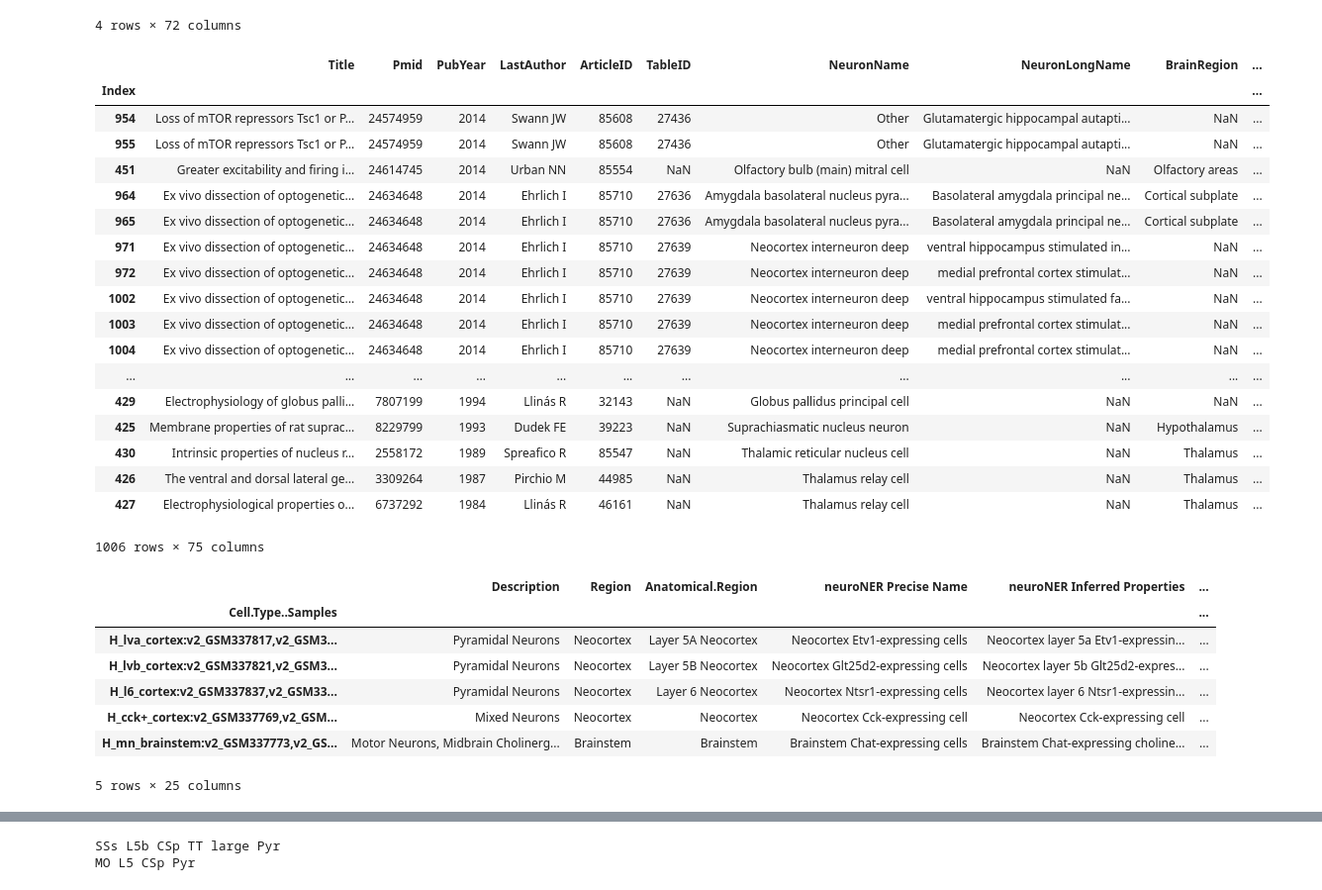
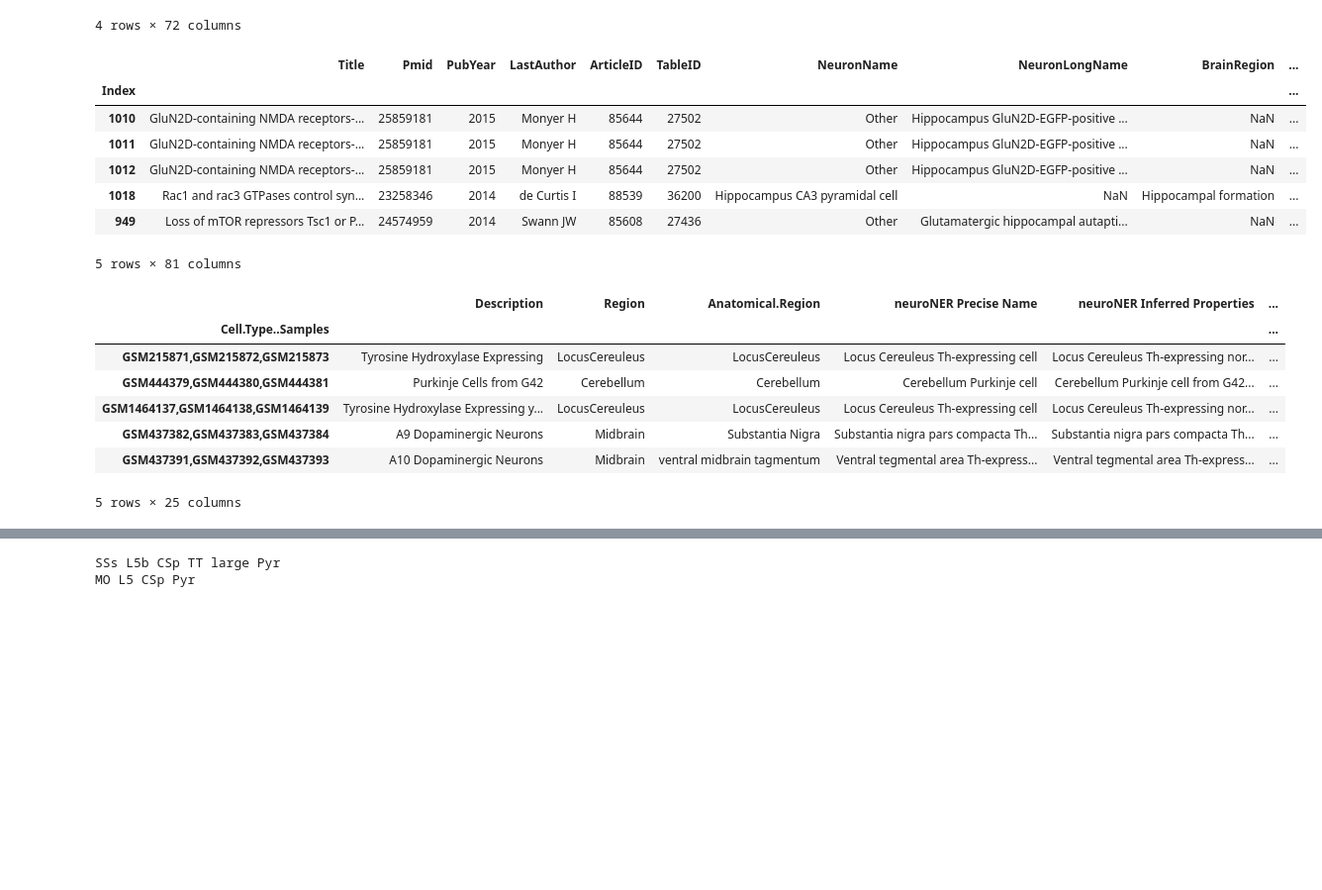
Before and after one commit to renaud/neuroNER, a Jupyter notebook: similarity/api_demo.ipynb, the cells around one changed output, grey strips where cells are left out. Shown at 99% size. Cells and saved outputs as stored; diff of their text form; code cells hidden in the pictures; blank space fills up the shorter version.

```diff
--- a/similarity/api_demo.ipynb
+++ b/similarity/api_demo.ipynb
@@ -43,10 +34,10 @@ Isocortex CStr Npy Sst with depolarizing F S AHP L5a Pyr
 big_onto = load_ontologies()
 # %%
 name_spaces = [('NCBI_GENE', 'gene'), ('HBP_LAYER', 'layer'), ('HBP_MORPHOLOGY', 'shape'), ('REGION', 'region'),
-              ('HBP_EPHYS', 'ephys'), ]
+              ('HBP_EPHYS', 'ephys'), ('MOUSE_LINE', 'line'),]
 proj_name = 'projection'
 
-proj_list = ['CStr', 'CSp', 'CThal', 'CCo']
+proj_list = ['CStr', 'CSp', 'CThal', 'CCo', 'CTrig', 'CTect']
 
 def annots_to_dict(annot_list):
     temp_dict = {}
@@ -62,3 +53,18 @@ def annots_to_dict(annot_list):
                 else:
                     temp_dict[s[1]] = '%s %s' %  (temp_dict[s[1]],  term)
     return temp_dict
+# %%
+def add_animal_strain_to_neuron(input_neuron_name, strain):
+    strain_list = ['GIN', 'G42', 'GAD65-GFP', 'Thy1-GFP']
+    output_neuron_name = input_neuron_name
+
+    if strain in strain_list:
+        output_neuron_name += ' from %s mouse line' % strain
+    return output_neuron_name
+def check_strain(neuron_name):
+    strain_list = ['GIN', 'G42', 'GAD65-GFP', 'Thy1-GFP']
+    for s in strain_list:
+        if s in neuron_name:
+            return 'MOUSE_LINE:%s' % s
+    return None
+check_strain('Hypothalamic medial zone dopaminergic neuron from GIN mouse line')
@@ -64,0 +73,16 @@ def annots_to_dict(annot_list):
+# %%
+from sherlok import Sherlok
+s = Sherlok('neuroner')
+
+from similarity import _cleanup, _normalize
+
+neuron_name = 'Neocortex corticostriatal NPY somatostatin-expressing with depolarizing fast spiking AHP Layer 5a pyramidal cell from GIN mouse line'
+r = s.annotate(neuron_name)
+#annot_list = format_annots(neuron_name, r.annotations)
+al = _cleanup(r.annotations, neuron_name)
+if check_strain(neuron_name):
+    al.append(check_strain(neuron_name))
+print _normalize(al, shorten = True)
+
+#print annot_list
+print al
@@ -68,15 +95,21 @@ annot_vec = []
 dict_list = []
 for index, row in table.iterrows():
     neuron_name = row['NeuronLongName']
-
+    strain = unicode(row['Strain'])
     # if no neuron long name, use neurolex neuron name (should always be available)
     if pd.isnull(neuron_name):
         neuron_name = row['NeuronName']
+    neuron_name = add_animal_strain_to_neuron(neuron_name, strain)
     # annotate using sherlok
     r = s.annotate(neuron_name)
     cleaned_annotations = _cleanup(r.annotations, neuron_name)
+
+    # hack for adding strain annotations, since not in neuroNER
+    if check_strain(neuron_name):
+        cleaned_annotations.append(check_strain(neuron_name))
     short_annots = _normalize(cleaned_annotations, shorten = True)
     temp_dict = annots_to_dict(cleaned_annotations)
+    temp_dict['neuron_name'] = neuron_name
     temp_dict['short_name'] = short_annots
     temp_dict['annotations'] = cleaned_annotations
     temp_dict['Index'] = index
@@ -109,27 +142,16 @@ table = table.join(df)
 # %%
 table.to_csv('df.csv', sep='\t', encoding='utf-8')
 # %%
-table
+table.head()
 # %% [output]
 |  | Title | Pmid | PubYear | LastAuthor | ArticleID | TableID | NeuronName | NeuronLongName | BrainRegion | ... |
 | Index |  |  |  |  |  |  |  |  |  | ... |
-| 954 | Loss of mTOR repressors Tsc1 or P... | 24574959 | 2014 | Swann JW | 85608 | 27436 | Other | Glutamatergic hippocampal autapti... | NaN | ... |
-| 955 | Loss of mTOR repressors Tsc1 or P... | 24574959 | 2014 | Swann JW | 85608 | 27436 | Other | Glutamatergic hippocampal autapti... | NaN | ... |
-| 451 | Greater excitability and firing i... | 24614745 | 2014 | Urban NN | 85554 | NaN | Olfactory bulb (main) mitral cell | NaN | Olfactory areas | ... |
-| 964 | Ex vivo dissection of optogenetic... | 24634648 | 2014 | Ehrlich I | 85710 | 27636 | Amygdala basolateral nucleus pyra... | Basolateral amygdala principal ne... | Cortical subplate | ... |
-| 965 | Ex vivo dissection of optogenetic... | 24634648 | 2014 | Ehrlich I | 85710 | 27636 | Amygdala basolateral nucleus pyra... | Basolateral amygdala principal ne... | Cortical subplate | ... |
-| 971 | Ex vivo dissection of optogenetic... | 24634648 | 2014 | Ehrlich I | 85710 | 27639 | Neocortex interneuron deep | ventral hippocampus stimulated in... | NaN | ... |
-| 972 | Ex vivo dissection of optogenetic... | 24634648 | 2014 | Ehrlich I | 85710 | 27639 | Neocortex interneuron deep | medial prefrontal cortex stimulat... | NaN | ... |
-| 1002 | Ex vivo dissection of optogenetic... | 24634648 | 2014 | Ehrlich I | 85710 | 27639 | Neocortex interneuron deep | ventral hippocampus stimulated fa... | NaN | ... |
-| 1003 | Ex vivo dissection of optogenetic... | 24634648 | 2014 | Ehrlich I | 85710 | 27639 | Neocortex interneuron deep | medial prefrontal cortex stimulat... | NaN | ... |
-| 1004 | Ex vivo dissection of optogenetic... | 24634648 | 2014 | Ehrlich I | 85710 | 27639 | Neocortex interneuron deep | medial prefrontal cortex stimulat... | NaN | ... |
-| ... | ... | ... | ... | ... | ... | ... | ... | ... | ... | ... |
-| 429 | Electrophysiology of globus palli... | 7807199 | 1994 | Llinás R | 32143 | NaN | Globus pallidus principal cell | NaN | NaN | ... |
-| 425 | Membrane properties of rat suprac... | 8229799 | 1993 | Dudek FE | 39223 | NaN | Suprachiasmatic nucleus neuron | NaN | Hypothalamus | ... |
-| 430 | Intrinsic properties of nucleus r... | 2558172 | 1989 | Spreafico R | 85547 | NaN | Thalamic reticular nucleus cell | NaN | Thalamus | ... |
-| 426 | The ventral and dorsal lateral ge... | 3309264 | 1987 | Pirchio M | 44985 | NaN | Thalamus relay cell | NaN | Thalamus | ... |
-| 427 | Electrophysiological properties o... | 6737292 | 1984 | Llinás R | 46161 | NaN | Thalamus relay cell | NaN | Thalamus | ... |
+| 1010 | GluN2D-containing NMDA receptors-... | 25859181 | 2015 | Monyer H | 85644 | 27502 | Other | Hippocampus GluN2D-EGFP-positive ... | NaN | ... |
+| 1011 | GluN2D-containing NMDA receptors-... | 25859181 | 2015 | Monyer H | 85644 | 27502 | Other | Hippocampus GluN2D-EGFP-positive ... | NaN | ... |
+| 1012 | GluN2D-containing NMDA receptors-... | 25859181 | 2015 | Monyer H | 85644 | 27502 | Other | Hippocampus GluN2D-EGFP-positive ... | NaN | ... |
+| 1018 | Rac1 and rac3 GTPases control syn... | 23258346 | 2014 | de Curtis I | 88539 | 36200 | Hippocampus CA3 pyramidal cell | NaN | Hippocampal formation | ... |
+| 949 | Loss of mTOR repressors Tsc1 or P... | 24574959 | 2014 | Swann JW | 85608 | 27436 | Other | Glutamatergic hippocampal autapti... | NaN | ... |
-1006 rows × 75 columns
+5 rows × 81 columns
 # %%
 # load in csv of Design.csv dataset
 
@@ -137,14 +159,14 @@ gene_exp_path = '/Users/shreejoy/brainCellTypeSpecificGenes/data/Design.tsv'
 gene_exp_table = pd.read_csv(gene_exp_path, sep='\t', index_col = 0, header=0)
 # %%
-gene_exp_table.head()
+gene_exp_table.tail()
 # %% [output]
 |  | Description | Region | Anatomical.Region | neuroNER Precise Name | neuroNER Inferred Properties | ... |
 | Cell.Type..Samples |  |  |  |  |  | ... |
-| H_lva_cortex:v2_GSM337817,v2_GSM3... | Pyramidal Neurons | Neocortex | Layer 5A Neocortex | Neocortex Etv1-expressing cells | Neocortex layer 5a Etv1-expressin... | ... |
-| H_lvb_cortex:v2_GSM337821,v2_GSM3... | Pyramidal Neurons | Neocortex | Layer 5B Neocortex | Neocortex Glt25d2-expressing cells | Neocortex layer 5b Glt25d2-expres... | ... |
-| H_l6_cortex:v2_GSM337837,v2_GSM33... | Pyramidal Neurons | Neocortex | Layer 6 Neocortex | Neocortex Ntsr1-expressing cells | Neocortex layer 6 Ntsr1-expressin... | ... |
-| H_cck+_cortex:v2_GSM337769,v2_GSM... | Mixed Neurons | Neocortex | Neocortex | Neocortex Cck-expressing cell | Neocortex Cck-expressing cell | ... |
-| H_mn_brainstem:v2_GSM337773,v2_GS... | Motor Neurons, Midbrain Cholinerg... | Brainstem | Brainstem | Brainstem Chat-expressing cells | Brainstem Chat-expressing choline... | ... |
+| GSM215871,GSM215872,GSM215873 | Tyrosine Hydroxylase Expressing | LocusCereuleus | LocusCereuleus | Locus Cereuleus Th-expressing cell | Locus Cereuleus Th-expressing nor... | ... |
+| GSM444379,GSM444380,GSM444381 | Purkinje Cells from G42 | Cerebellum | Cerebellum | Cerebellum Purkinje cell | Cerebellum Purkinje cell from G42... | ... |
+| GSM1464137,GSM1464138,GSM1464139 | Tyrosine Hydroxylase Expressing y... | LocusCereuleus | LocusCereuleus | Locus Cereuleus Th-expressing cell | Locus Cereuleus Th-expressing nor... | ... |
+| GSM437382,GSM437383,GSM437384 | A9 Dopaminergic Neurons | Midbrain | Substantia Nigra | Substantia nigra pars compacta Th... | Substantia nigra pars compacta Th... | ... |
+| GSM437391,GSM437392,GSM437393 | A10 Dopaminergic Neurons | Midbrain | ventral midbrain tagmentum | Ventral tegmental area Th-express... | Ventral tegmental area Th-express... | ... |
 5 rows × 25 columns
 # %%
 
```
Also changed, not shown: parts of 13 cells of this notebook, 3 other files.
